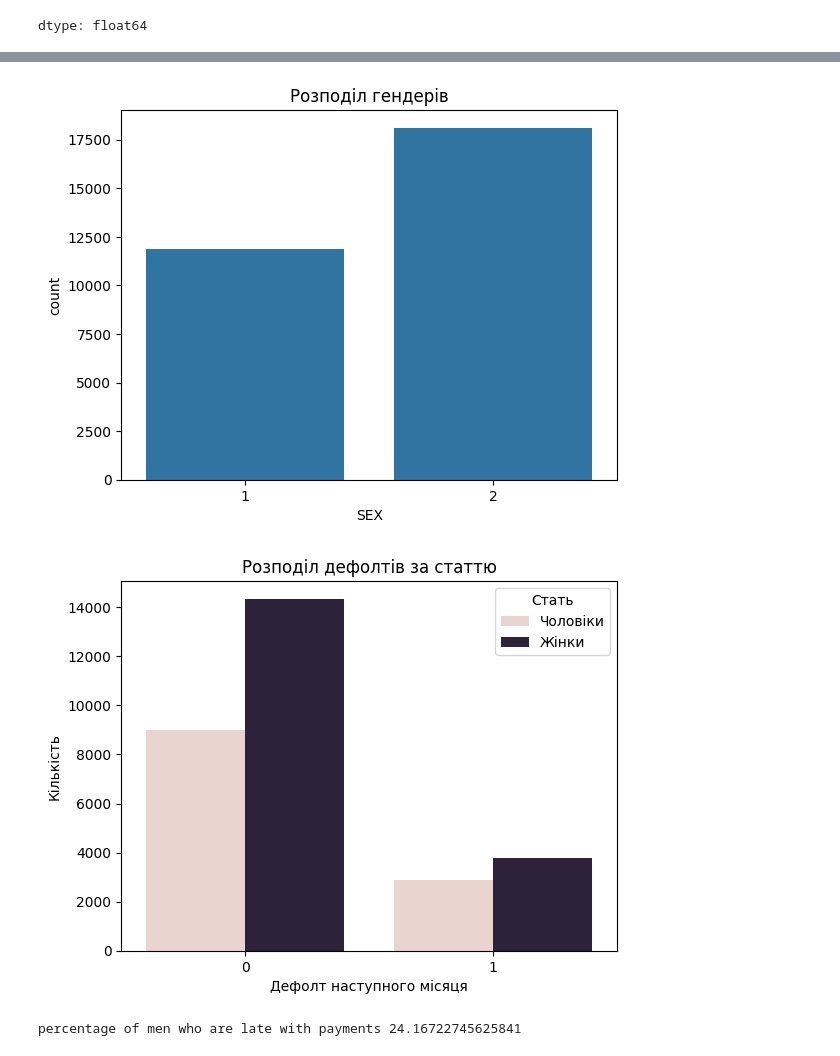
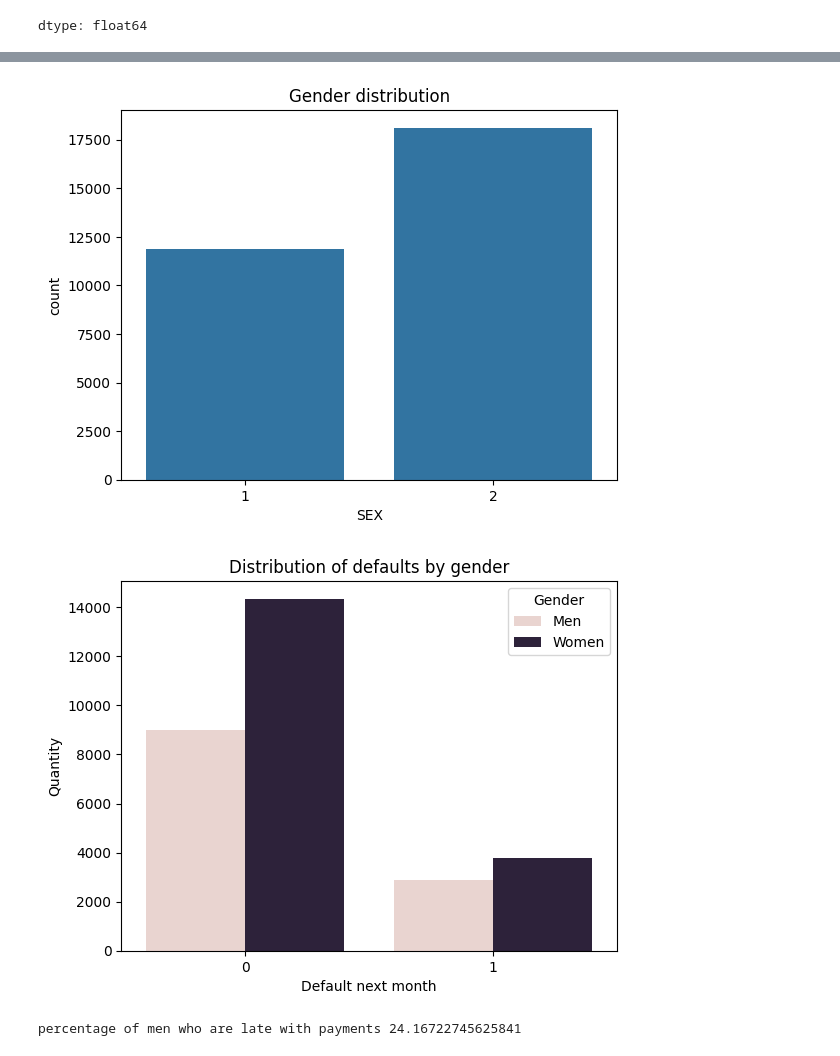
Before and after one commit to ilyayath/Credit-Risk-Analysis, a Jupyter notebook: eda_credit.ipynb, the cells around one changed output, grey strips where cells are left out. Saved outputs shown, nothing was run; the diff lists cells and outputs as text; code cells hidden in the pictures.

```diff
--- a/eda_credit.ipynb
+++ b/eda_credit.ipynb
@@ -81,18 +81,18 @@ plt.show()
 # %%
 sns.countplot(x='SEX',data=df)
-plt.title('Розподіл гендерів')
+plt.title('Gender distribution')
 plt.show()
 # %% [output]
-[figure, old version]
+[figure, new version]
 # %%
 sns.countplot(x='default payment next month', hue='SEX', data=df)
-plt.title('Розподіл дефолтів за статтю')
-plt.xlabel('Дефолт наступного місяця')
-plt.ylabel('Кількість')
-plt.legend(title='Стать', labels=['Чоловіки', 'Жінки'])
+plt.title('Distribution of defaults by gender')
+plt.xlabel('Default next month')
+plt.ylabel('Quantity')
+plt.legend(title='Gender', labels=['Men', 'Women'])
 plt.show()
 # %% [output]
-[figure, old version]
+[figure, new version]
 # %%
 total_mens = df[df['SEX'] == 1].shape[0]
 def_mens = df[(df['SEX'] == 1) & (df['default payment next month'] == 1)].shape[0]
```
Also changed, not shown: parts of 11 cells of this notebook.
